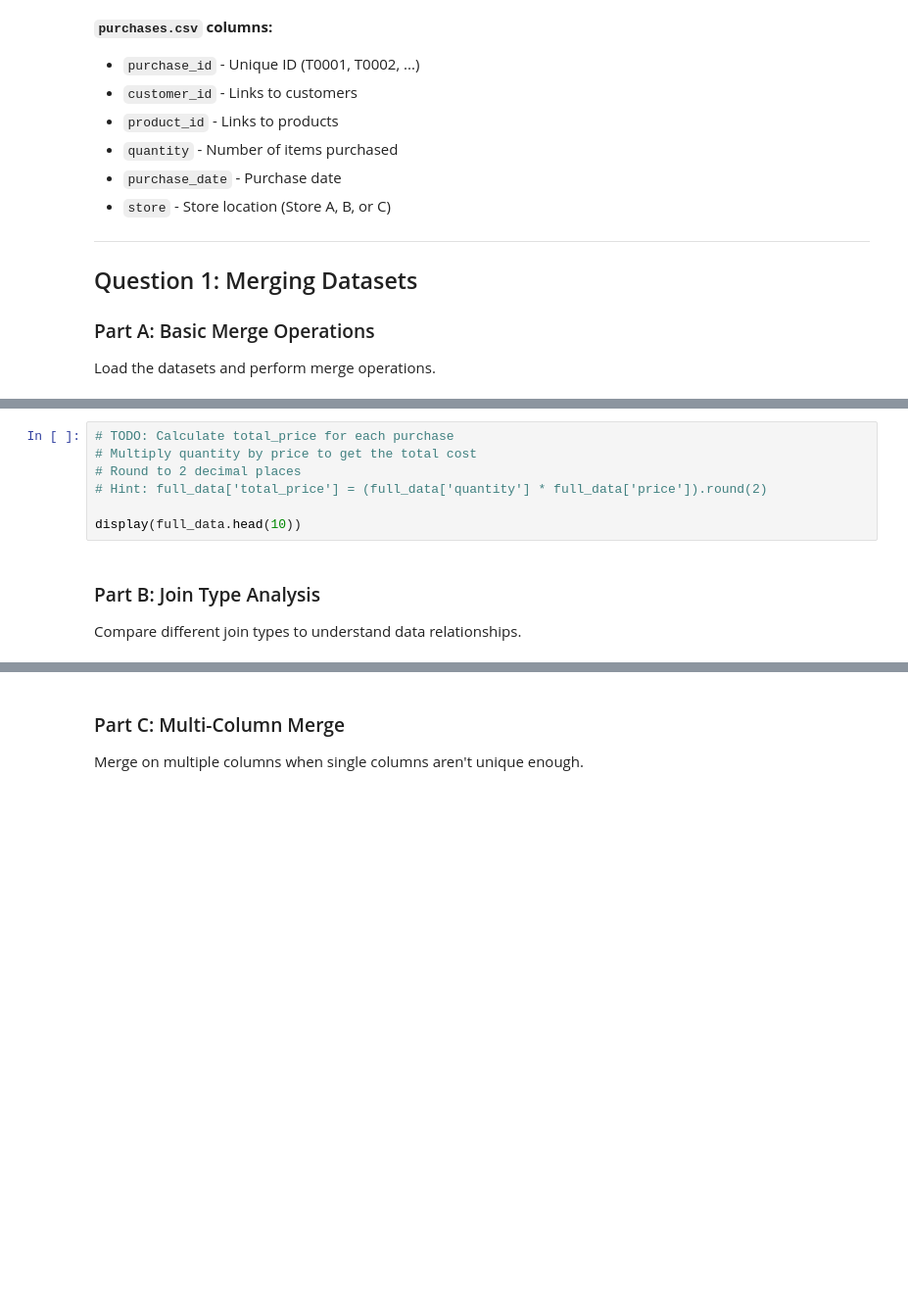
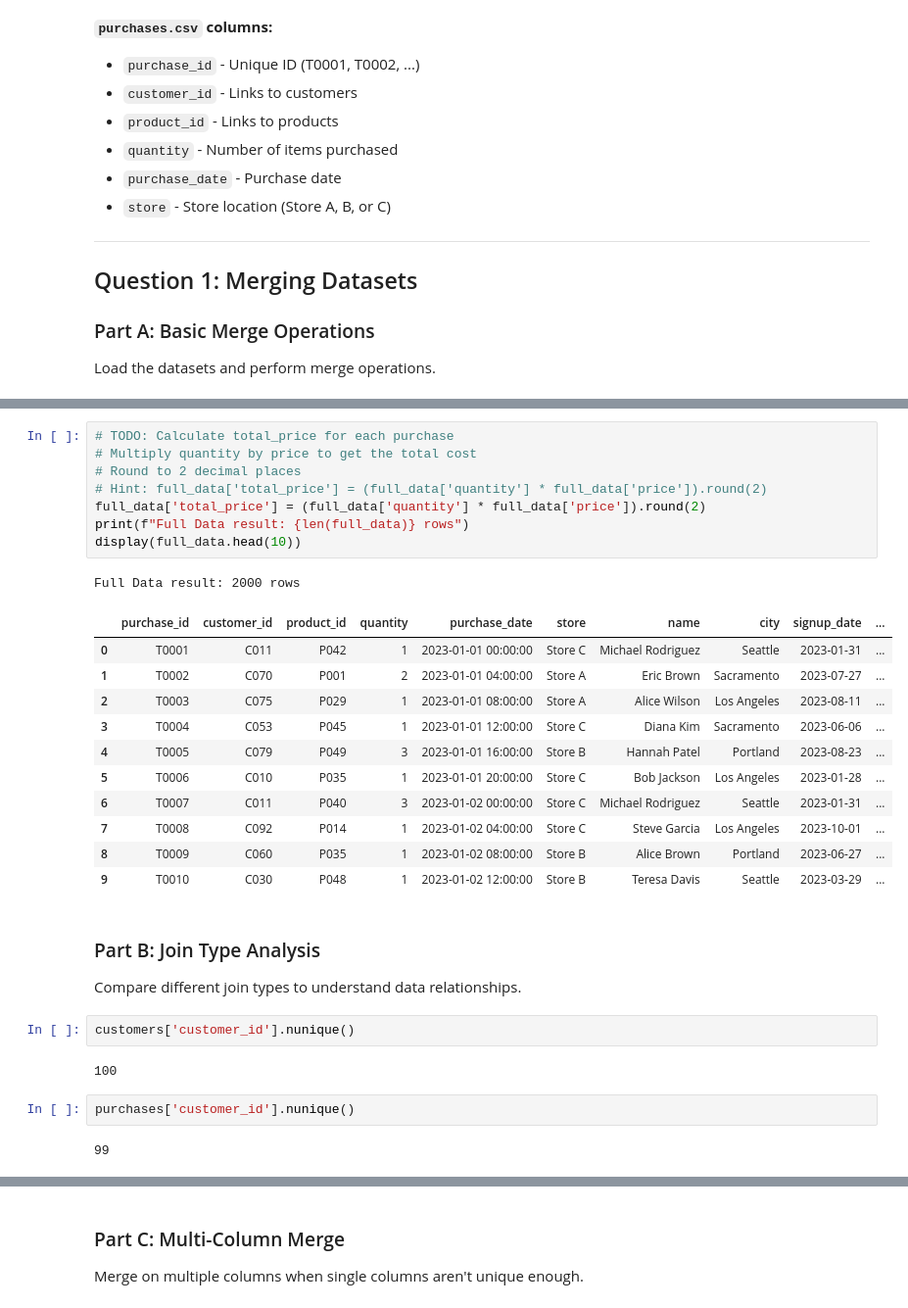
Before and after one commit to UCSF-DataSci/ds217-06-wrangling-SidKaipa, a Jupyter notebook: assignment.ipynb, the cells around one changed output, grey strips where cells are left out. Shown at 98% size. Cells and saved outputs as stored; diff of their text form; blank space fills up the shorter version.

```diff
--- a/assignment.ipynb
+++ b/assignment.ipynb
@@ -84,13 +128,35 @@ display(full_data.head(10))
 # %%
 # TODO: Calculate total_price for each purchase
 # Multiply quantity by price to get the total cost
 # Round to 2 decimal places
 # Hint: full_data['total_price'] = (full_data['quantity'] * full_data['price']).round(2)
-
+full_data['total_price'] = (full_data['quantity'] * full_data['price']).round(2)
+print(f"Full Data result: {len(full_data)} rows")
 display(full_data.head(10))
+# %% [output]
+Full Data result: 2000 rows
+|  | purchase_id | customer_id | product_id | quantity | purchase_date | store | name | city | signup_date | ... |
+| 0 | T0001 | C011 | P042 | 1 | 2023-01-01 00:00:00 | Store C | Michael Rodriguez | Seattle | 2023-01-31 | ... |
+| 1 | T0002 | C070 | P001 | 2 | 2023-01-01 04:00:00 | Store A | Eric Brown | Sacramento | 2023-07-27 | ... |
+| 2 | T0003 | C075 | P029 | 1 | 2023-01-01 08:00:00 | Store A | Alice Wilson | Los Angeles | 2023-08-11 | ... |
+| 3 | T0004 | C053 | P045 | 1 | 2023-01-01 12:00:00 | Store C | Diana Kim | Sacramento | 2023-06-06 | ... |
+| 4 | T0005 | C079 | P049 | 3 | 2023-01-01 16:00:00 | Store B | Hannah Patel | Portland | 2023-08-23 | ... |
+| 5 | T0006 | C010 | P035 | 1 | 2023-01-01 20:00:00 | Store C | Bob Jackson | Los Angeles | 2023-01-28 | ... |
+| 6 | T0007 | C011 | P040 | 3 | 2023-01-02 00:00:00 | Store C | Michael Rodriguez | Seattle | 2023-01-31 | ... |
+| 7 | T0008 | C092 | P014 | 1 | 2023-01-02 04:00:00 | Store C | Steve Garcia | Los Angeles | 2023-10-01 | ... |
+| 8 | T0009 | C060 | P035 | 1 | 2023-01-02 08:00:00 | Store B | Alice Brown | Portland | 2023-06-27 | ... |
+| 9 | T0010 | C030 | P048 | 1 | 2023-01-02 12:00:00 | Store B | Teresa Davis | Seattle | 2023-03-29 | ... |
 # %% [markdown]
 ### Part B: Join Type Analysis
 
 Compare different join types to understand data relationships.
+# %%
+customers['customer_id'].nunique()
+# %% [output]
+100
+# %%
+purchases['customer_id'].nunique()
+# %% [output]
+99
 # %%
 # TODO: Inner join - only customers who made purchases
```
Also changed, not shown: parts of 8 cells of this notebook, 1 other file.
